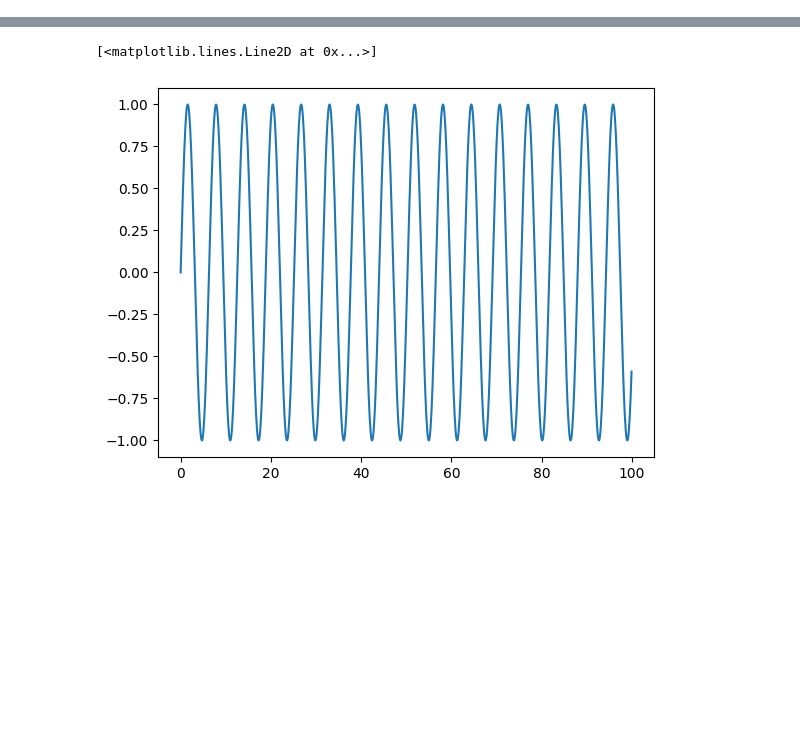
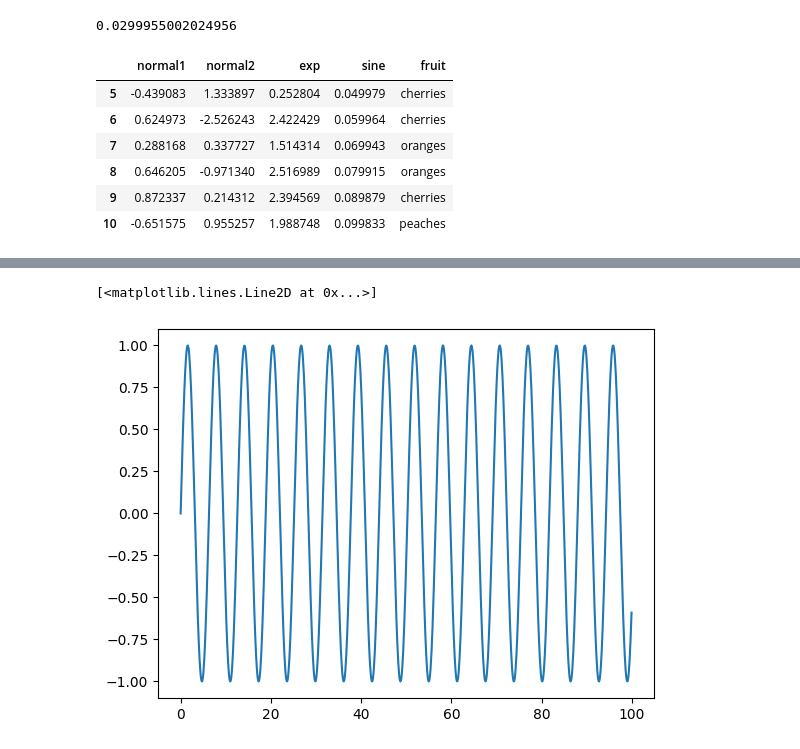
Before and after one commit to pgolbus/SummerSpringBoardAI, a Jupyter notebook: notebooks/Pandas and Matplotlib Tutorial.ipynb, the cells around one changed output, grey strips where cells are left out. Cells and saved outputs as stored; diff of their text form; code cells hidden in the pictures; blank space fills up the shorter version.

```diff
--- a/notebooks/Matplotlib Tutorial.ipynb
+++ b/notebooks/Pandas and Matplotlib Tutorial.ipynb
@@ -57,0 +91,13 @@ None
+# %%
+# We can select rows by row number (index) using iloc
+print(df["sine"].iloc[3])
+df.iloc[5:11]
+# %% [output]
+0.0299955002024956
+|  | normal1 | normal2 | exp | sine | fruit |
+| 5 | -0.439083 | 1.333897 | 0.252804 | 0.049979 | cherries |
+| 6 | 0.624973 | -2.526243 | 2.422429 | 0.059964 | cherries |
+| 7 | 0.288168 | 0.337727 | 1.514314 | 0.069943 | oranges |
+| 8 | 0.646205 | -0.971340 | 2.516989 | 0.079915 | oranges |
+| 9 | 0.872337 | 0.214312 | 2.394569 | 0.089879 | cherries |
+| 10 | -0.651575 | 0.955257 | 1.988748 | 0.099833 | peaches |
```
Also changed, not shown: parts of 17 cells of this notebook, 3 other files.
